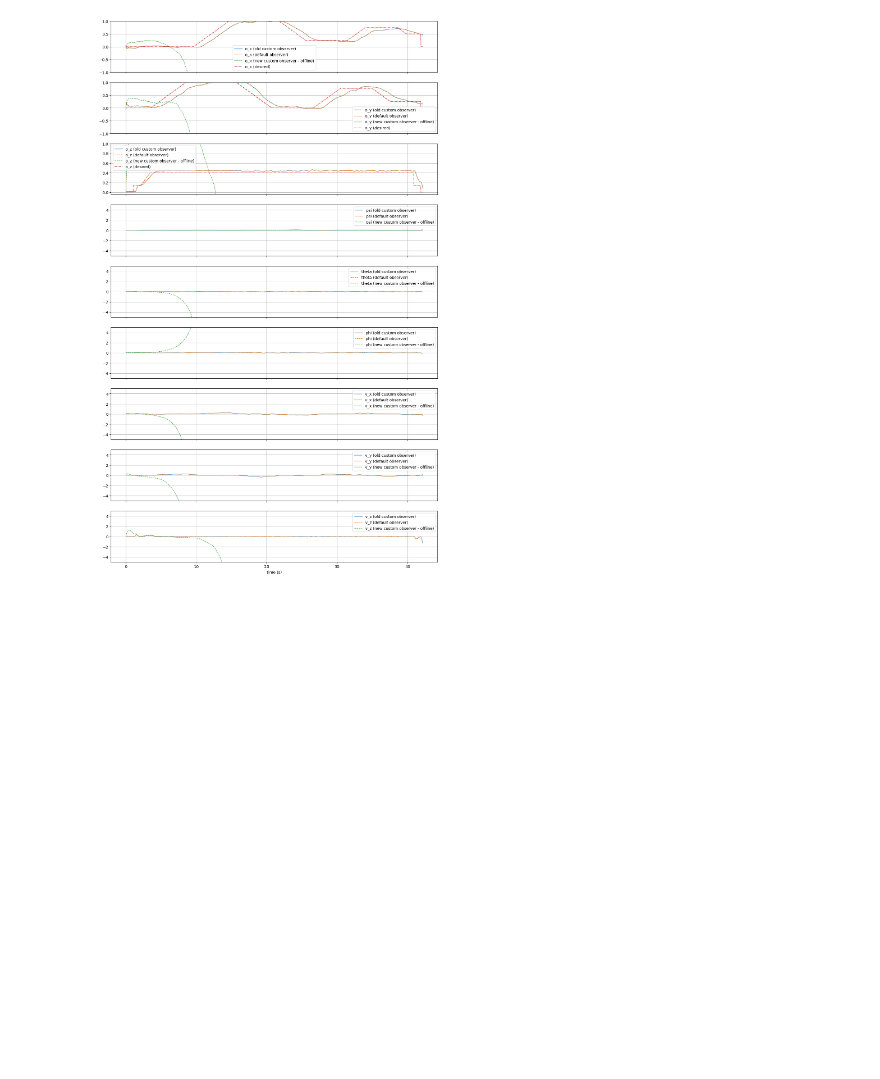
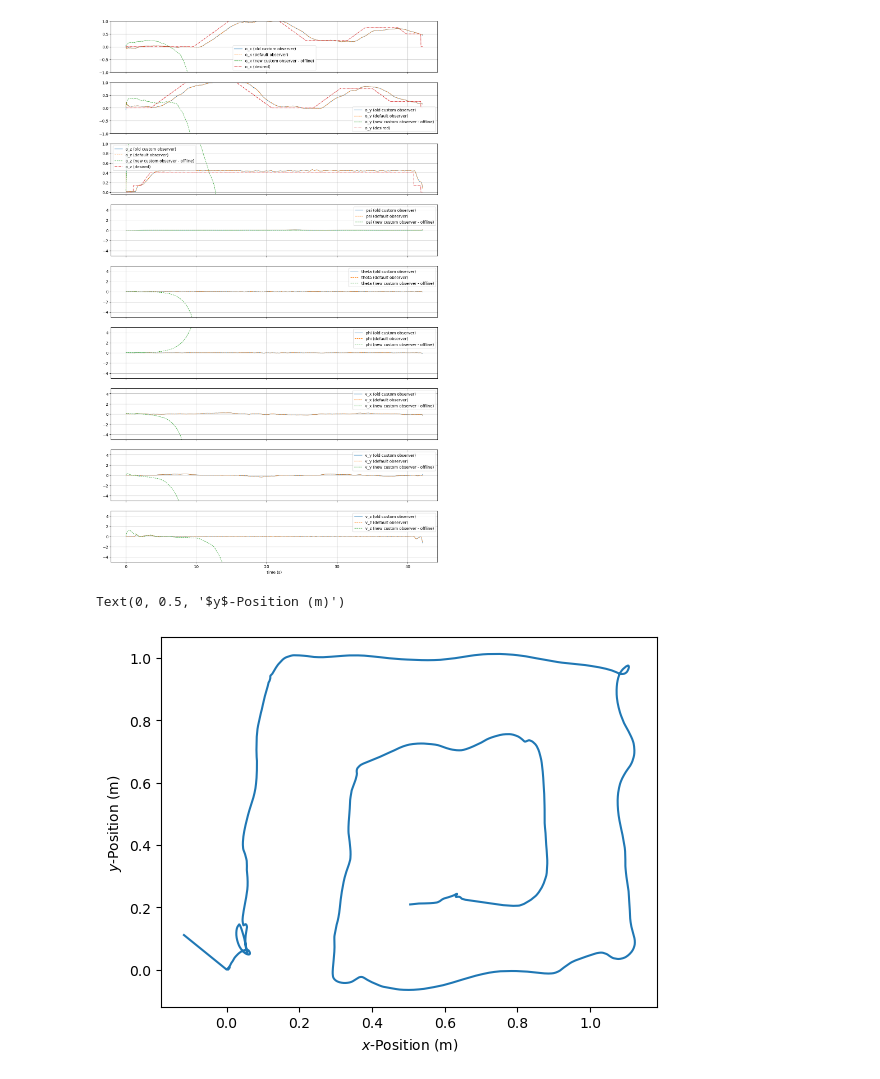
Before and after one commit to prahershk/AE483, a Jupyter notebook: offline_test.ipynb, the cells around one changed output. Cells and saved outputs as stored; diff of their text form; code cells hidden in the pictures; blank space fills up the shorter version.

```diff
--- a/offline_test.ipynb
+++ b/offline_test.ipynb
@@ -593,3 +603,18 @@ ax_v_z.set_ylim([-5, 5])
 plt.show()
 # %% [output]
 [figure]
+# %%
+# flight test data
+data = load_hardware_data('flight-test-data\cc_co_square_search.json', only_in_flight=False)
+
+# state estimates from custom observer
+o_x = data['ae483log.o_x']
+o_y = data['ae483log.o_y']
+
+plt.plot(o_x, o_y)
+plt.xlabel('$x$-Position (m)')
+plt.ylabel('$y$-Position (m)')
+plt.savefig('results.png')
+# %% [output]
+Text(0, 0.5, '$y$-Position (m)')
+[figure, added]
```
Also changed, not shown: parts of 2 cells of this notebook, 2 other files.
